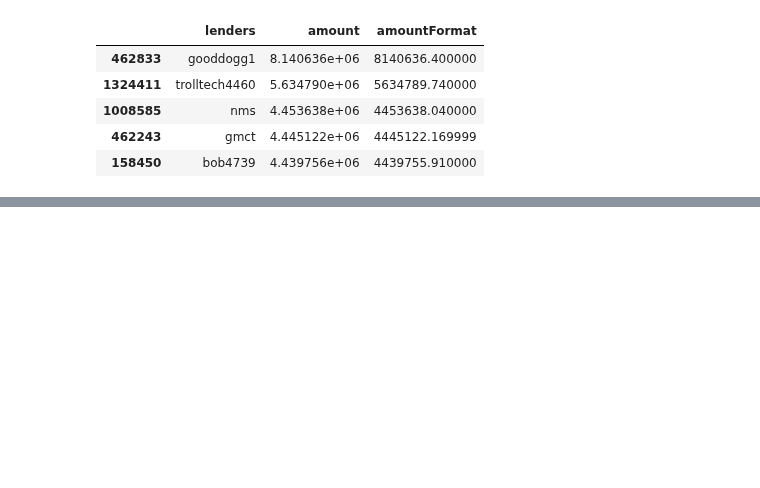
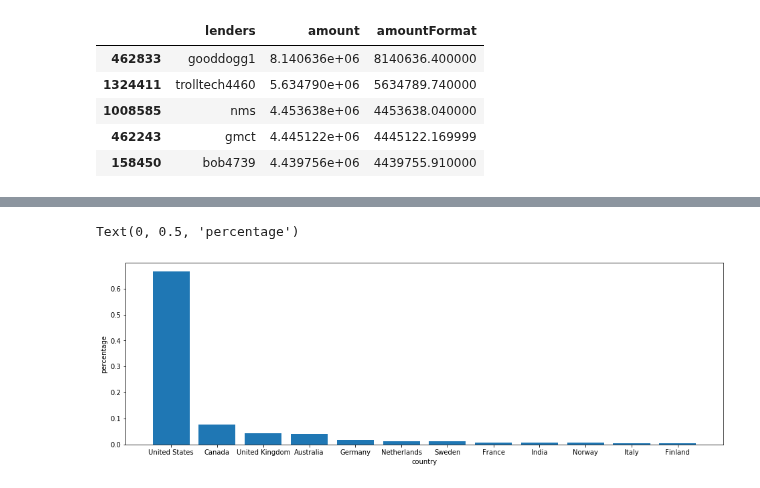
Before and after one commit to gaveter/Project_cs, a Jupyter notebook: Project.ipynb, the cells around one changed output, grey strips where cells are left out. Drawn from its saved outputs; the diff is of its cells as text; code cells hidden in the pictures; blank space fills up the shorter version.

```diff
--- a/Project.ipynb
+++ b/Project.ipynb
@@ -435,0 +561,9 @@ amountLender.head()
+# %%
+dist_focus = dist[dist['distribution']>0.005]
+fig = plt.figure(figsize=(16,5))
+plt.bar(dist_focus['country_name'],dist_focus['distribution'])
+plt.xlabel('country')
+plt.ylabel('percentage')
+# %% [output]
+Text(0, 0.5, 'percentage')
+[figure, added]
```
Also changed, not shown: parts of 48 cells of this notebook.
